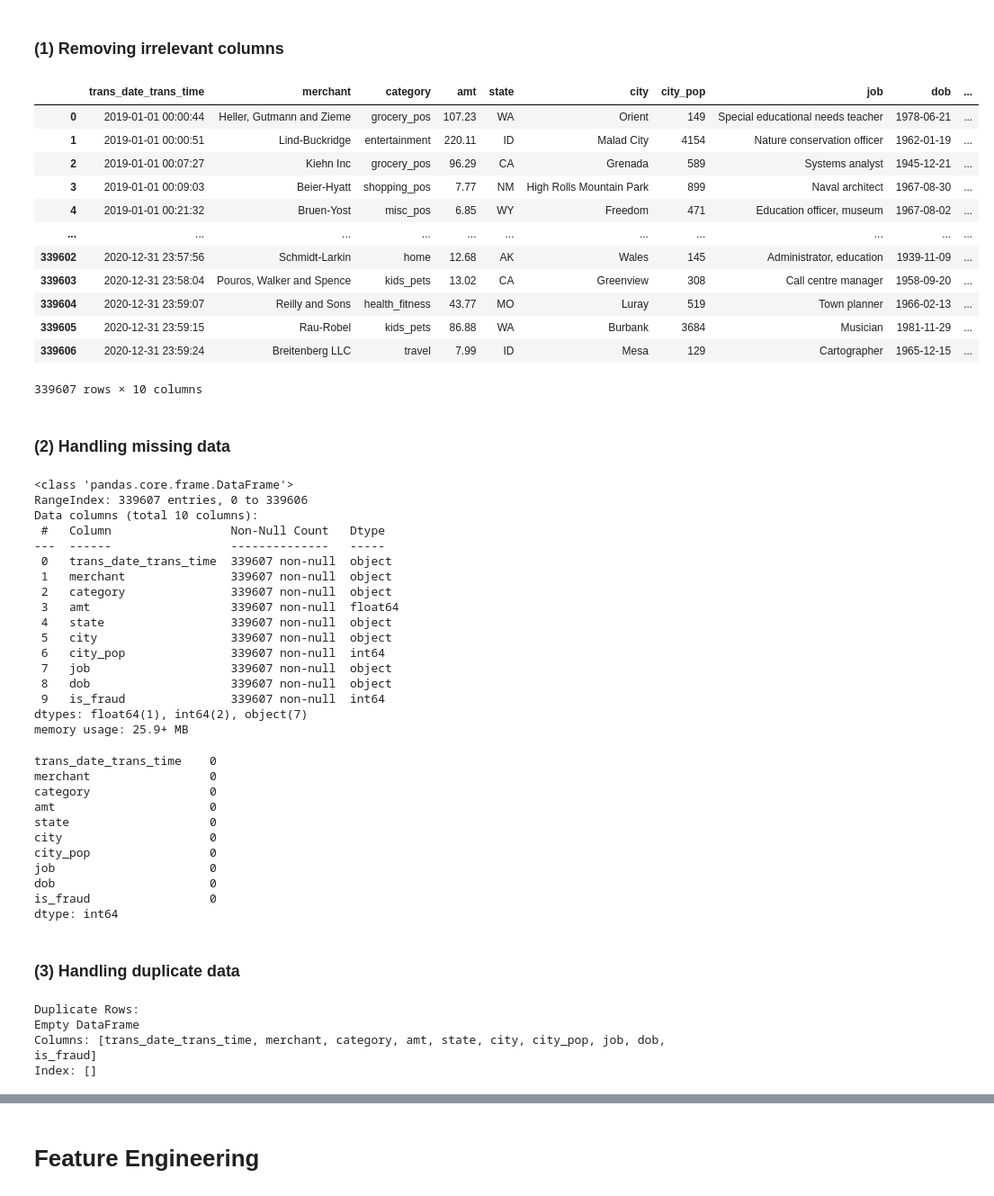
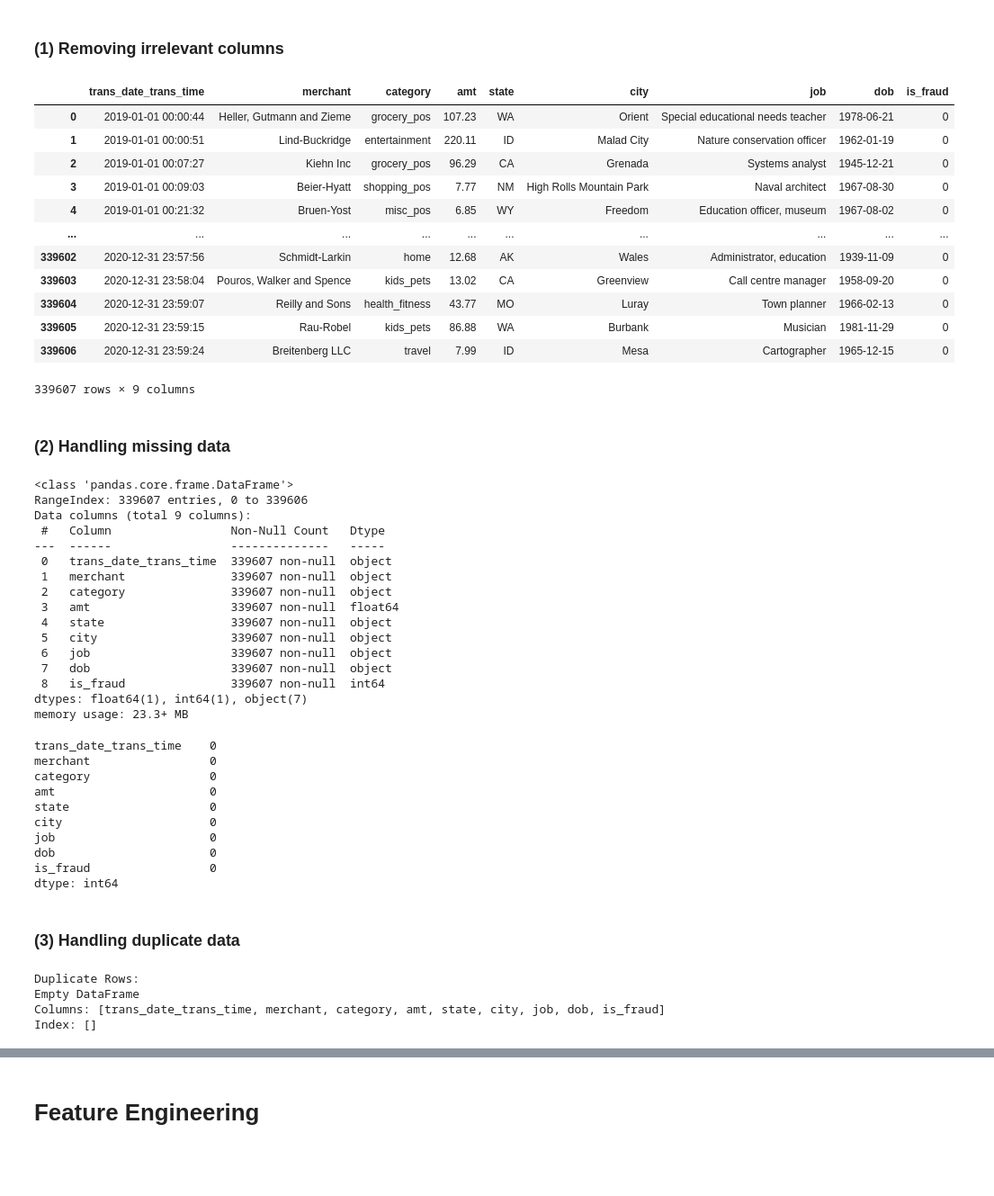
Before and after one commit to IT21070594/FDM-Project, a Jupyter notebook: Data Preprocessing.ipynb, the cells around one changed output, grey strips where cells are left out. Shown at 90% size. Saved outputs shown, nothing was run; the diff lists cells and outputs as text; code cells hidden in the pictures; blank space fills up the shorter version.

Commit message:
Made a few changes to the data preprocessing steps

```diff
--- a/Data Preprocessing.ipynb
+++ b/Data Preprocessing.ipynb
@@ -120,25 +176,25 @@ array(['grocery_pos', 'entertainment', 'shopping_pos', 'misc_pos',
 ### (1) Removing irrelevant columns
 # %%
 # List of columns we want to keep
-desired_columns = ['trans_date_trans_time', 'merchant', 'category', 'amt', 'state', 'city', 'city_pop', 'job', 'dob', 'is_fraud']
+desired_columns = ['trans_date_trans_time', 'merchant', 'category', 'amt', 'state', 'city', 'job', 'dob', 'is_fraud']
 
 # Filter the DataFrame to keep only the desired columns
 filtered = dataset[desired_columns]
 
 # 'filtered' now contains only the specified columns, and the rest are removed
 filtered
 # %% [output]
-|  | trans_date_trans_time | merchant | category | amt | state | city | city_pop | job | dob | ... |
-| 0 | 2019-01-01 00:00:44 | Heller, Gutmann and Zieme | grocery_pos | 107.23 | WA | Orient | 149 | Special educational needs teacher | 1978-06-21 | ... |
-| 1 | 2019-01-01 00:00:51 | Lind-Buckridge | entertainment | 220.11 | ID | Malad City | 4154 | Nature conservation officer | 1962-01-19 | ... |
-| 2 | 2019-01-01 00:07:27 | Kiehn Inc | grocery_pos | 96.29 | CA | Grenada | 589 | Systems analyst | 1945-12-21 | ... |
-| 3 | 2019-01-01 00:09:03 | Beier-Hyatt | shopping_pos | 7.77 | NM | High Rolls Mountain Park | 899 | Naval architect | 1967-08-30 | ... |
-| 4 | 2019-01-01 00:21:32 | Bruen-Yost | misc_pos | 6.85 | WY | Freedom | 471 | Education officer, museum | 1967-08-02 | ... |
-| ... | ... | ... | ... | ... | ... | ... | ... | ... | ... | ... |
-| 339602 | 2020-12-31 23:57:56 | Schmidt-Larkin | home | 12.68 | AK | Wales | 145 | Administrator, education | 1939-11-09 | ... |
-| 339603 | 2020-12-31 23:58:04 | Pouros, Walker and Spence | kids_pets | 13.02 | CA | Greenview | 308 | Call centre manager | 1958-09-20 | ... |
-| 339604 | 2020-12-31 23:59:07 | Reilly and Sons | health_fitness | 43.77 | MO | Luray | 519 | Town planner | 1966-02-13 | ... |
-| 339605 | 2020-12-31 23:59:15 | Rau-Robel | kids_pets | 86.88 | WA | Burbank | 3684 | Musician | 1981-11-29 | ... |
-| 339606 | 2020-12-31 23:59:24 | Breitenberg LLC | travel | 7.99 | ID | Mesa | 129 | Cartographer | 1965-12-15 | ... |
+|  | trans_date_trans_time | merchant | category | amt | state | city | job | dob | is_fraud |
+| 0 | 2019-01-01 00:00:44 | Heller, Gutmann and Zieme | grocery_pos | 107.23 | WA | Orient | Special educational needs teacher | 1978-06-21 | 0 |
+| 1 | 2019-01-01 00:00:51 | Lind-Buckridge | entertainment | 220.11 | ID | Malad City | Nature conservation officer | 1962-01-19 | 0 |
+| 2 | 2019-01-01 00:07:27 | Kiehn Inc | grocery_pos | 96.29 | CA | Grenada | Systems analyst | 1945-12-21 | 0 |
+| 3 | 2019-01-01 00:09:03 | Beier-Hyatt | shopping_pos | 7.77 | NM | High Rolls Mountain Park | Naval architect | 1967-08-30 | 0 |
+| 4 | 2019-01-01 00:21:32 | Bruen-Yost | misc_pos | 6.85 | WY | Freedom | Education officer, museum | 1967-08-02 | 0 |
+| ... | ... | ... | ... | ... | ... | ... | ... | ... | ... |
+| 339602 | 2020-12-31 23:57:56 | Schmidt-Larkin | home | 12.68 | AK | Wales | Administrator, education | 1939-11-09 | 0 |
+| 339603 | 2020-12-31 23:58:04 | Pouros, Walker and Spence | kids_pets | 13.02 | CA | Greenview | Call centre manager | 1958-09-20 | 0 |
+| 339604 | 2020-12-31 23:59:07 | Reilly and Sons | health_fitness | 43.77 | MO | Luray | Town planner | 1966-02-13 | 0 |
+| 339605 | 2020-12-31 23:59:15 | Rau-Robel | kids_pets | 86.88 | WA | Burbank | Musician | 1981-11-29 | 0 |
+| 339606 | 2020-12-31 23:59:24 | Breitenberg LLC | travel | 7.99 | ID | Mesa | Cartographer | 1965-12-15 | 0 |
-339607 rows × 10 columns
+339607 rows × 9 columns
 # %%
@@ -152,7 +208,7 @@ filtered.info()
 # %% [output]
 <class 'pandas.core.frame.DataFrame'>
 RangeIndex: 339607 entries, 0 to 339606
-Data columns (total 10 columns):
+Data columns (total 9 columns):
  #   Column                 Non-Null Count   Dtype
 ---  ------                 --------------   -----
  0   trans_date_trans_time  339607 non-null  object
@@ -161,12 +217,11 @@ Data columns (total 10 columns):
  3   amt                    339607 non-null  float64
  4   state                  339607 non-null  object
  5   city                   339607 non-null  object
- 6   city_pop               339607 non-null  int64
- 7   job                    339607 non-null  object
- 8   dob                    339607 non-null  object
- 9   is_fraud               339607 non-null  int64
-dtypes: float64(1), int64(2), object(7)
-memory usage: 25.9+ MB
+ 6   job                    339607 non-null  object
+ 7   dob                    339607 non-null  object
+ 8   is_fraud               339607 non-null  int64
+dtypes: float64(1), int64(1), object(7)
+memory usage: 23.3+ MB
 # %%
 # Check the null values count in the filtered dataset.
 filtered.isnull().sum()
@@ -177,7 +232,6 @@ category                 0
 amt                      0
 state                    0
 city                     0
-city_pop                 0
 job                      0
 dob                      0
 is_fraud                 0
@@ -194,7 +248,7 @@ print(duplicate_rows)
 # %% [output]
 Duplicate Rows:
 Empty DataFrame
-Columns: [trans_date_trans_time, merchant, category, amt, state, city, city_pop, job, dob, is_fraud]
+Columns: [trans_date_trans_time, merchant, category, amt, state, city, job, dob, is_fraud]
 Index: []
 # %%
 # Handle duplicates
```
Also changed, not shown: parts of 12 cells of this notebook.
